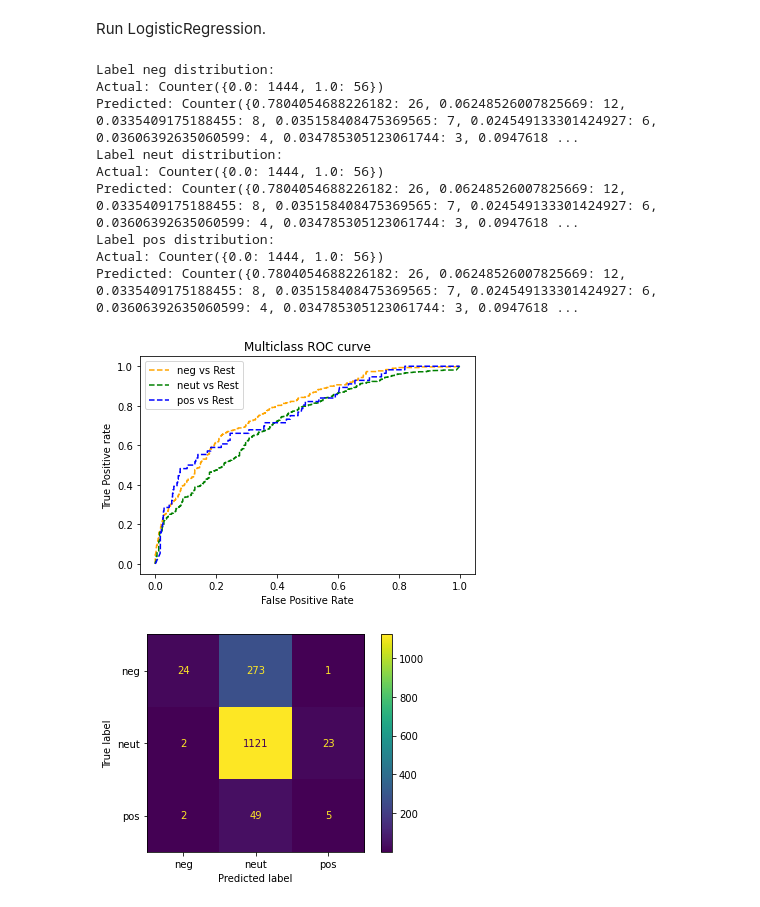
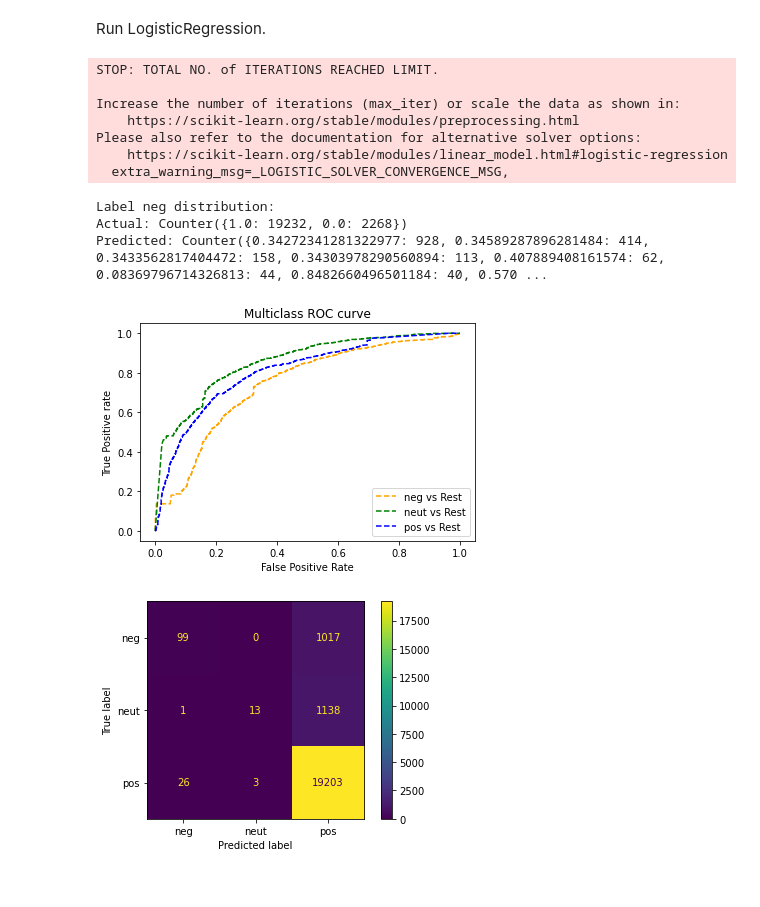
Before and after one commit to pilichm/ZUMNLP_PROJ2, a Jupyter notebook: colab/ZUM_2.ipynb, the cells around one changed output. Saved outputs shown, nothing was run; the diff lists cells and outputs as text; code cells hidden in the pictures.

```diff
--- a/colab/ZUM_2.ipynb
+++ b/colab/ZUM_2.ipynb
@@ -68,16 +69,17 @@ Predicted: Counter({0.02650080053420633: 26, 0.0371088418279777: 12, 0.125704350
 # %% [markdown]
 Run LogisticRegression.
 # %%
-run_classical_model(dataset=data, model_name='LogisticRegression', display_diagrams=True)
+run_classical_model(path_to_csv='/content/ZUMNLP_PROJ2/data/twitter.csv', model_name='LogisticRegression', display_diagrams=True)
 # %% [output]
-Label neg distribution:
-Actual: Counter({0.0: 1444, 1.0: 56})
-Predicted: Counter({0.7804054688226182: 26, 0.06248526007825669: 12, 0.0335409175188455: 8, 0.035158408475369565: 7, 0.024549133301424927: 6, 0.03606392635060599: 4, 0.034785305123061744: 3, 0.0947618 ...
-Label neut distribution:
-Actual: Counter({0.0: 1444, 1.0: 56})
-Predicted: Counter({0.7804054688226182: 26, 0.06248526007825669: 12, 0.0335409175188455: 8, 0.035158408475369565: 7, 0.024549133301424927: 6, 0.03606392635060599: 4, 0.034785305123061744: 3, 0.0947618 ...
-Label pos distribution:
-Actual: Counter({0.0: 1444, 1.0: 56})
-Predicted: Counter({0.7804054688226182: 26, 0.06248526007825669: 12, 0.0335409175188455: 8, 0.035158408475369565: 7, 0.024549133301424927: 6, 0.03606392635060599: 4, 0.034785305123061744: 3, 0.0947618 ...
+STOP: TOTAL NO. of ITERATIONS REACHED LIMIT.
+
+Increase the number of iterations (max_iter) or scale the data as shown in:
+    https://scikit-learn.org/stable/modules/preprocessing.html
+Please also refer to the documentation for alternative solver options:
+    https://scikit-learn.org/stable/modules/linear_model.html#logistic-regression
+  extra_warning_msg=_LOGISTIC_SOLVER_CONVERGENCE_MSG,
+Label neg distribution:
+Actual: Counter({1.0: 19232, 0.0: 2268})
+Predicted: Counter({0.34272341281322977: 928, 0.34589287896281484: 414, 0.3433562817404472: 158, 0.34303978290560894: 113, 0.407889408161574: 62, 0.08369796714326813: 44, 0.8482660496501184: 40, 0.570 ...
-[figure, old version]
+[figure, new version]
-[figure, old version]
+[figure, new version]
```
Also changed, not shown: parts of 22 cells of this notebook.
